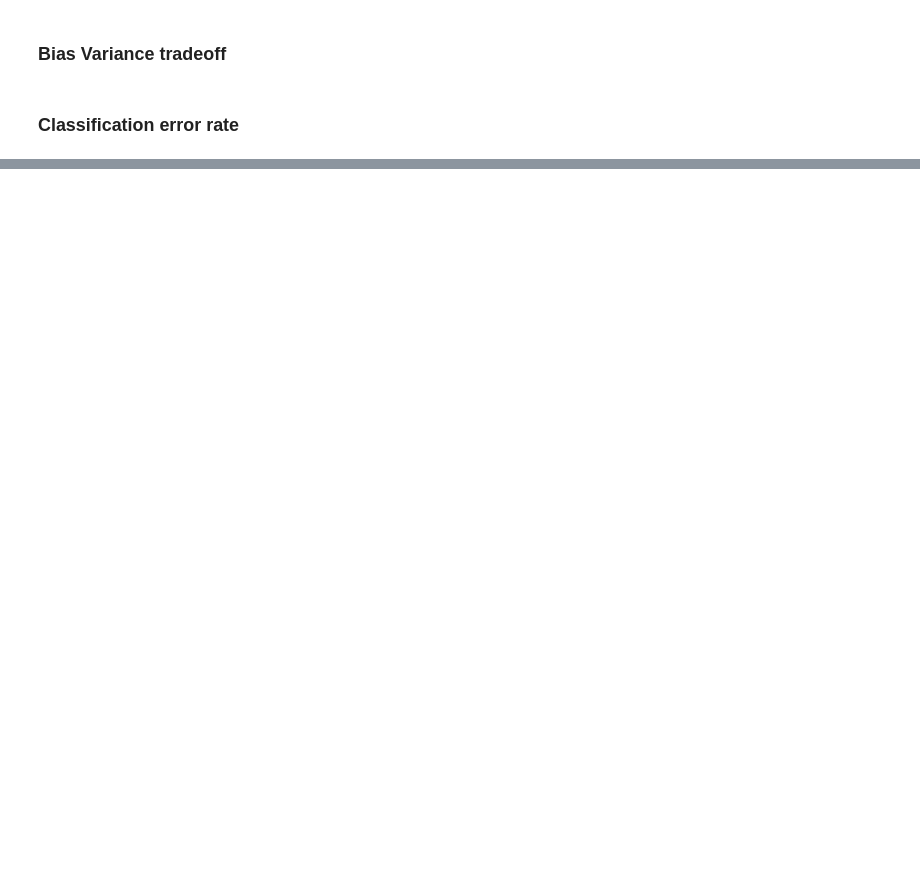
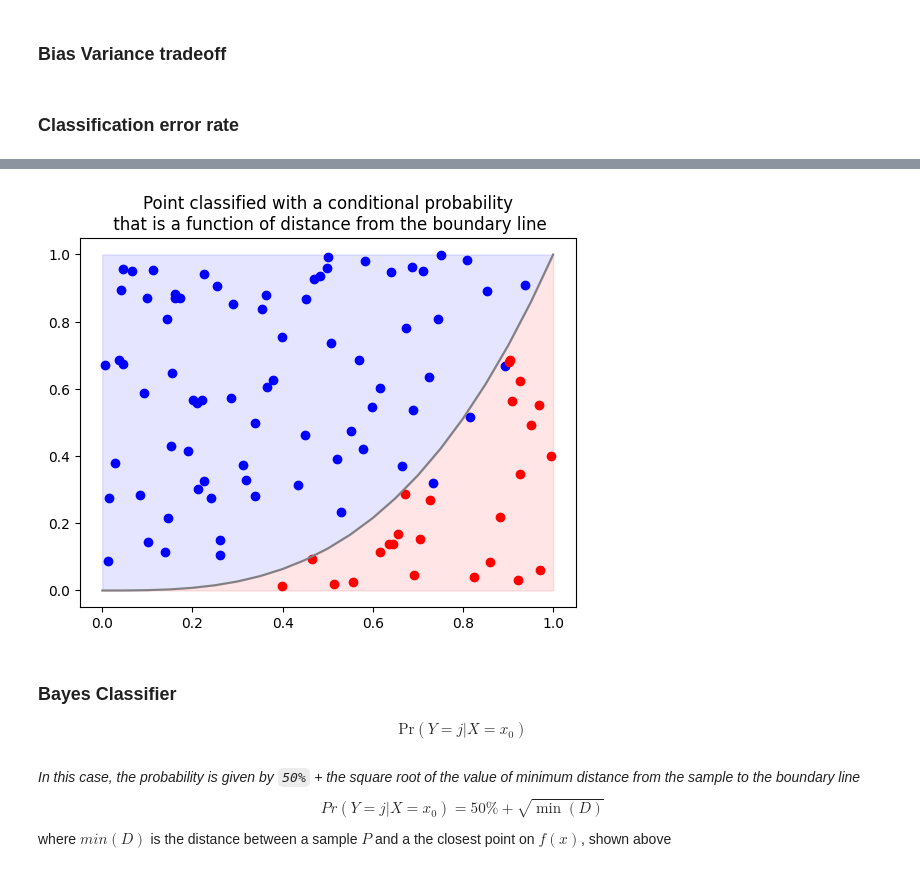
Before and after one commit to draykophoenix/ISLP-equation-implementation, a Jupyter notebook: ch2.ipynb, the cells around one changed output, grey strips where cells are left out. Saved outputs shown, nothing was run; the diff lists cells and outputs as text; code cells hidden in the pictures; blank space fills up the shorter version.

Commit message:
Plotted a Bayes classifier

```diff
--- a/ch2.ipynb
+++ b/ch2.ipynb
@@ -183,0 +230,36 @@ sklearn: 0.20
+# %%
+y = np.random.uniform(0, 1, 100)
+
+# Boolean condition array: are the points above the line? (in the blue area)
+conds = (x_2 > f(x_1))
+
+for i in range(len(y)):
+    # 50/50 chance, buffered by distance.
+    #i.e. points on the dividing line have no buffer (50%), points furthest away have full buffer (150%)
+    threshold = 0.5 + (min_distances_exp[i])
+
+    y[i] = (y[i] < threshold) if conds[i] else (y[i] > threshold)
+
+y_mask = y.astype(bool)
+
+plt.scatter(x_1[y_mask], x_2[y_mask], color="b", zorder=1)
+plt.scatter(x_1[~y_mask], x_2[~y_mask], color="r", zorder=1)
+axis = np.linspace(0, 1, 21)
+plt.plot(axis, f(axis), "gray", zorder=2)
+plt.fill_between(axis, f(axis), color='r', alpha=0.1, zorder=0)
+plt.fill_between(axis, 1, f(axis), color='b', alpha=0.1, zorder=0)
+
+plt.title("Point classified with a conditional probability\n that is a function of distance from the boundary line");
+# %% [output]
+[figure, added]
+# %% [markdown]
+### Bayes Classifier
+$$
+\text{Pr}(Y=j|X=x_0)
+$$
+# %% [markdown]
+*In this case, the probability is given by `50%` + the square root of the value of minimum distance from the sample to the boundary line*
+$$
+Pr(Y = j | X = x_0) = 50\% + \sqrt{\min({D})}
+$$
+where $min(D)$ is the distance between a sample $P$ and a the closest point on $f(x)$, shown above
```
Also changed, not shown: parts of 16 cells of this notebook.
